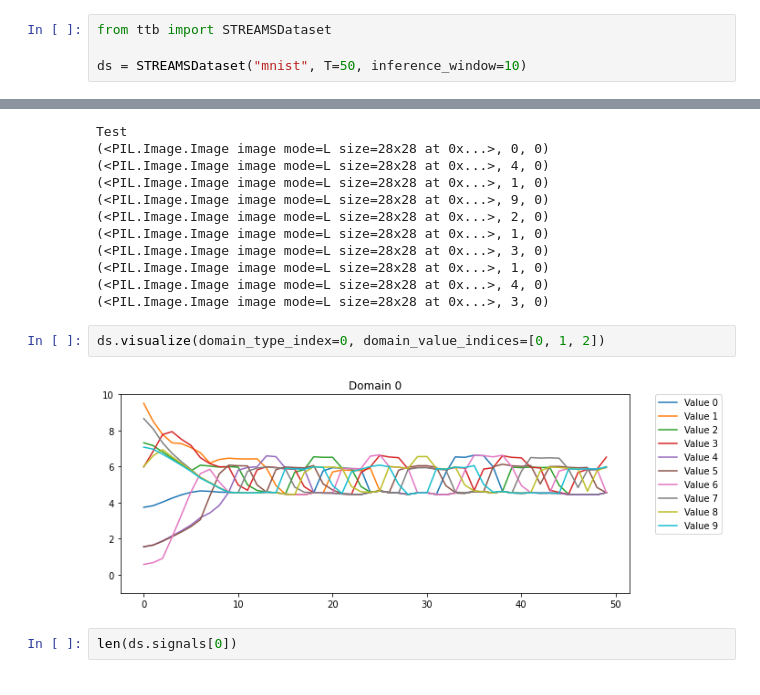
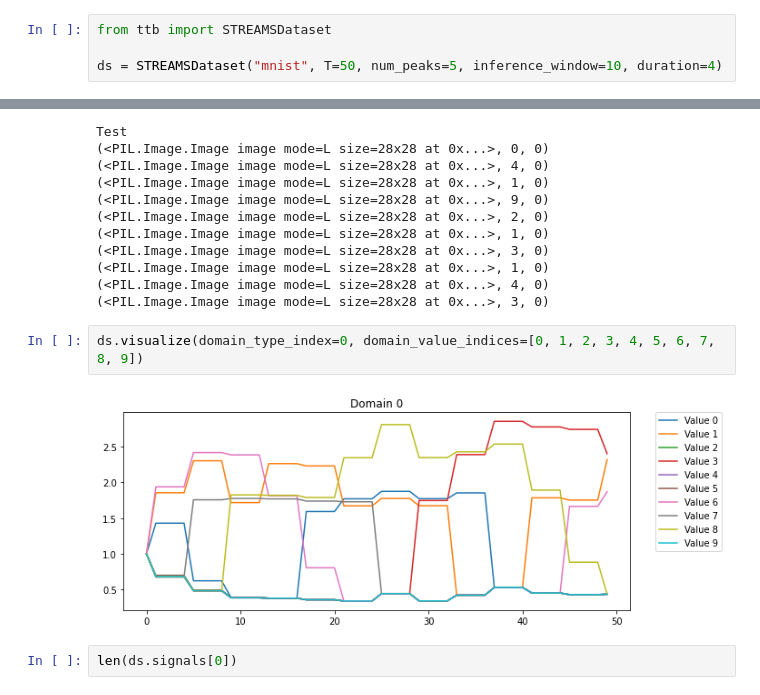
Before and after one commit to loglabs/ttb, a Jupyter notebook: scratch.ipynb, the cells around one changed output, grey strips where cells are left out. Saved outputs shown, nothing was run; the diff lists cells and outputs as text.

Commit message:
change signal initialization; allow longer duration

```diff
--- a/scratch.ipynb
+++ b/scratch.ipynb
@@ -4,4 +7,4 @@
 # %%
 from ttb import STREAMSDataset
 
-ds = STREAMSDataset("mnist", T=50, inference_window=10)
+ds = STREAMSDataset("mnist", T=50, num_peaks=5, inference_window=10, duration=4)
@@ -64,9 +62,9 @@ Test
 (<PIL.Image.Image image mode=L size=28x28 at 0x...>, 4, 0)
 (<PIL.Image.Image image mode=L size=28x28 at 0x...>, 3, 0)
 # %%
-ds.visualize(domain_type_index=0, domain_value_indices=[0, 1, 2])
+ds.visualize(domain_type_index=0, domain_value_indices=[0, 1, 2, 3, 4, 5, 6, 7, 8, 9])
 # %% [output]
-[figure, old version]
+[figure, new version]
 # %%
 len(ds.signals[0])
 # %% [output]
```
Also changed, not shown: parts of 2 cells of this notebook, 2 other files.
